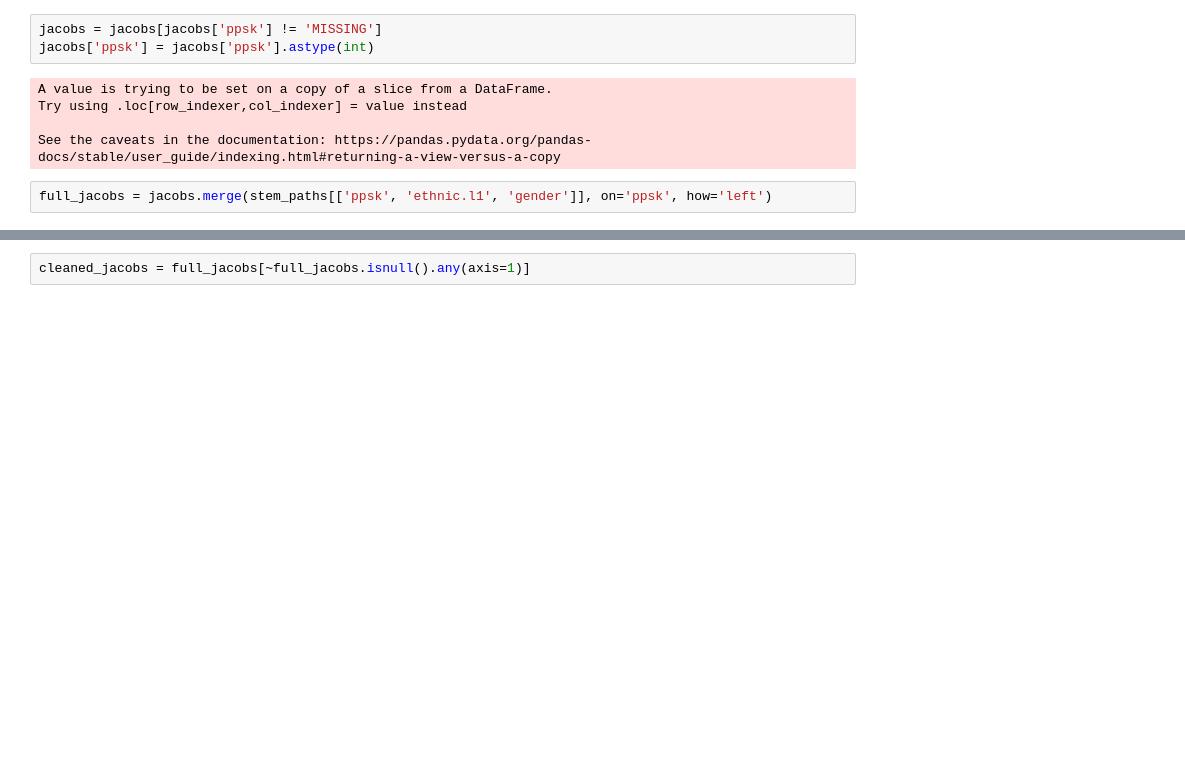
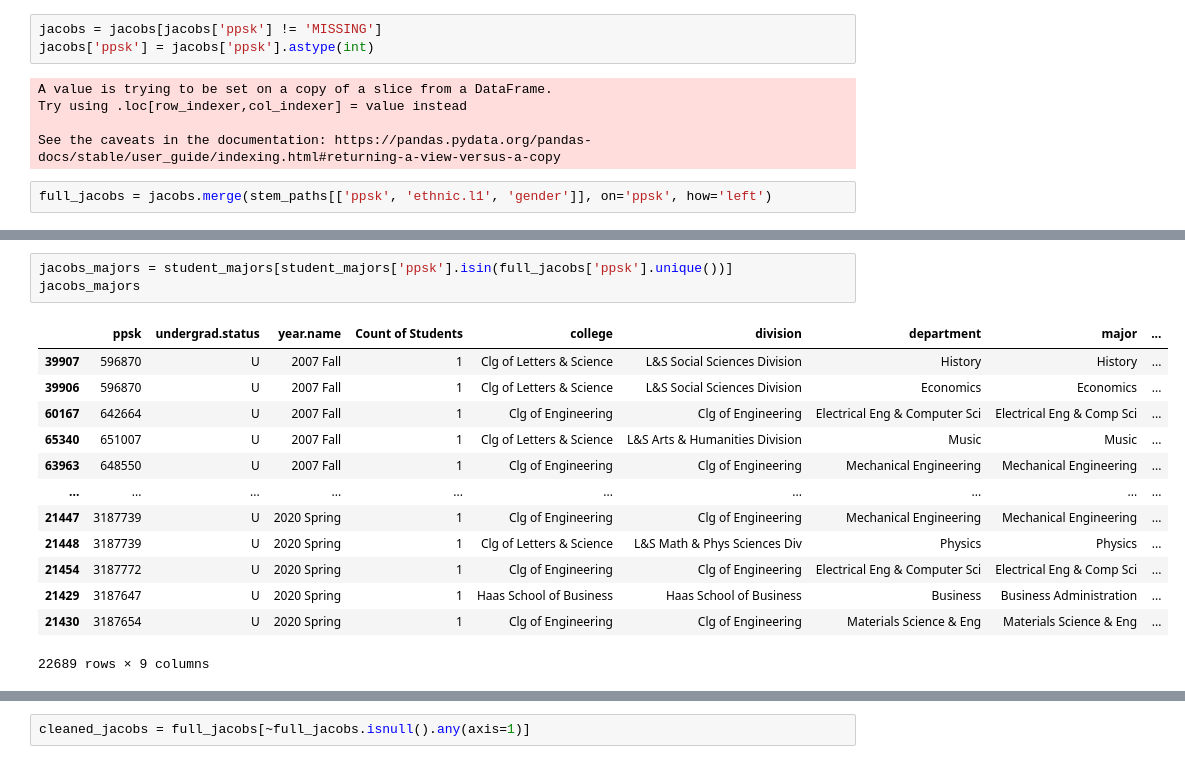
Before and after one commit to PaulDTP/Berkeley_Jacobs, a Jupyter notebook: test.ipynb, the cells around one changed output, grey strips where cells are left out. Drawn from its saved outputs; the diff is of its cells as text; blank space fills up the shorter version.

```diff
--- a/test.ipynb
+++ b/test.ipynb
@@ -99,0 +424,17 @@ full_jacobs = jacobs.merge(stem_paths[['ppsk', 'ethnic.l1', 'gender']], on='ppsk
+# %%
+jacobs_majors = student_majors[student_majors['ppsk'].isin(full_jacobs['ppsk'].unique())]
+jacobs_majors
+# %% [output]
+|  | ppsk | undergrad.status | year.name | Count of Students | college | division | department | major | ... |
+| 39907 | 596870 | U | 2007 Fall | 1 | Clg of Letters & Science | L&S Social Sciences Division | History | History | ... |
+| 39906 | 596870 | U | 2007 Fall | 1 | Clg of Letters & Science | L&S Social Sciences Division | Economics | Economics | ... |
+| 60167 | 642664 | U | 2007 Fall | 1 | Clg of Engineering | Clg of Engineering | Electrical Eng & Computer Sci | Electrical Eng & Comp Sci | ... |
+| 65340 | 651007 | U | 2007 Fall | 1 | Clg of Letters & Science | L&S Arts & Humanities Division | Music | Music | ... |
+| 63963 | 648550 | U | 2007 Fall | 1 | Clg of Engineering | Clg of Engineering | Mechanical Engineering | Mechanical Engineering | ... |
+| ... | ... | ... | ... | ... | ... | ... | ... | ... | ... |
+| 21447 | 3187739 | U | 2020 Spring | 1 | Clg of Engineering | Clg of Engineering | Mechanical Engineering | Mechanical Engineering | ... |
+| 21448 | 3187739 | U | 2020 Spring | 1 | Clg of Letters & Science | L&S Math & Phys Sciences Div | Physics | Physics | ... |
+| 21454 | 3187772 | U | 2020 Spring | 1 | Clg of Engineering | Clg of Engineering | Electrical Eng & Computer Sci | Electrical Eng & Comp Sci | ... |
+| 21429 | 3187647 | U | 2020 Spring | 1 | Haas School of Business | Haas School of Business | Business | Business Administration | ... |
+| 21430 | 3187654 | U | 2020 Spring | 1 | Clg of Engineering | Clg of Engineering | Materials Science & Eng | Materials Science & Eng | ... |
+22689 rows × 9 columns
```
Also changed, not shown: parts of 54 cells of this notebook, 1 other file.
